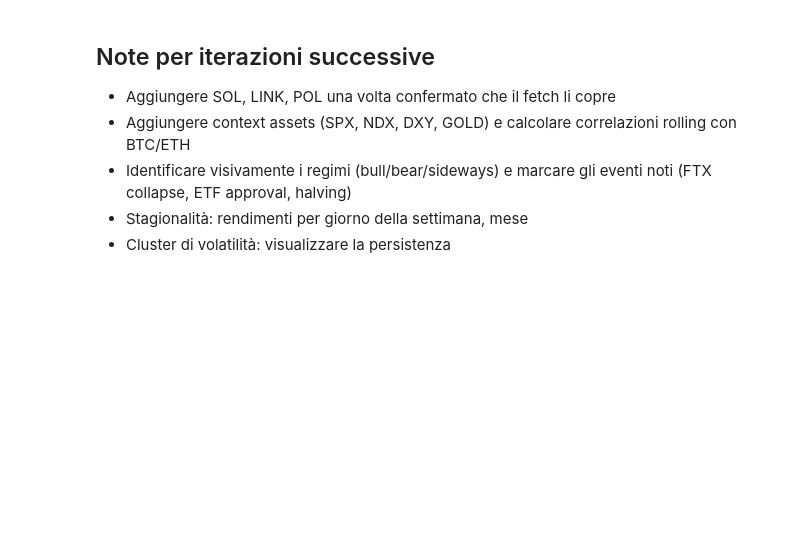
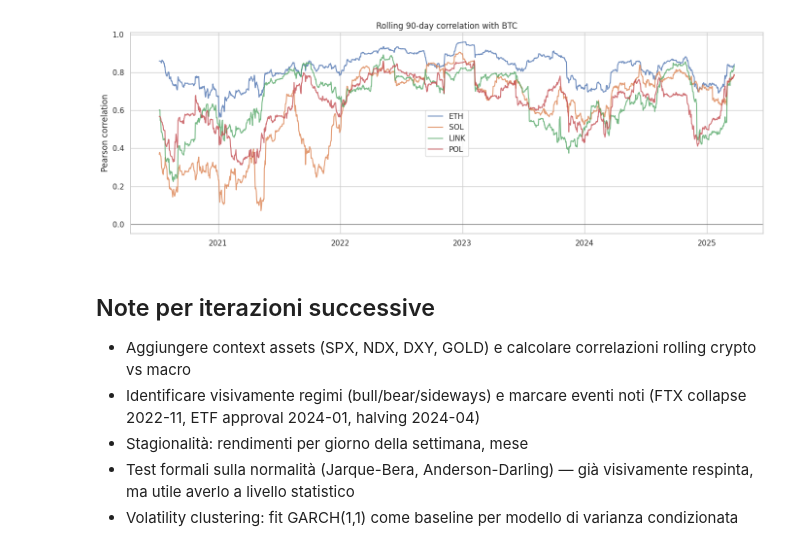
Before and after one commit to cirobarone78/Snake, a Jupyter notebook: notebooks/01_exploration_btc_eth.ipynb, the cells around one changed output. Cells and saved outputs as stored; diff of their text form; code cells hidden in the pictures; blank space fills up the shorter version.

```diff
--- a/notebooks/01_exploration_btc_eth.ipynb
+++ b/notebooks/01_exploration_btc_eth.ipynb
@@ -90,0 +111,16 @@ plt.tight_layout()
+# %%
+# Quantitative ACF table (lags 1, 5, 10) for both r and |r|
+acf_rows = []
+for sym, df in panel.items():
+    r = df["log_return"].dropna()
+    abs_r = r.abs()
+    acf_rows.append({
+        "symbol": sym,
+        "ACF(r) l1": r.autocorr(1),
+        "ACF(r) l5": r.autocorr(5),
+        "ACF(r) l10": r.autocorr(10),
+        "ACF(|r|) l1": abs_r.autocorr(1),
+        "ACF(|r|) l5": abs_r.autocorr(5),
+        "ACF(|r|) l10": abs_r.autocorr(10),
+    })
+pd.DataFrame(acf_rows).set_index("symbol").round(3)
@@ -90,0 +140,11 @@ plt.tight_layout()
+# %%
+returns_panel = pd.DataFrame({sym: df["log_return"] for sym, df in panel.items()})
+returns_panel = returns_panel.dropna(how="any")  # date comuni a tutti i 5
+print(f"Common-dates window: {returns_panel.index.min().date()} -> {returns_panel.index.max().date()} ({len(returns_panel)} rows)")
+
+corr = returns_panel.corr()
+fig, ax = plt.subplots(figsize=(6, 5))
+sns.heatmap(corr, annot=True, fmt=".2f", cmap="coolwarm", center=0, vmin=-1, vmax=1, ax=ax)
+ax.set_title("Pearson correlation, daily log-returns")
+plt.tight_layout()
+corr.round(3)
@@ -91,10 +160,26 @@ plt.tight_layout()
+# %%
+# Rolling 90-day correlation of each altcoin with BTC: are correlations stable?
+WINDOW = 90
+fig, ax = plt.subplots(figsize=(14, 5))
+for sym in [s for s in TIER1_SYMBOLS if s != "BTC"]:
+    rc = returns_panel[sym].rolling(WINDOW).corr(returns_panel["BTC"])
+    ax.plot(rc.index, rc.values, label=sym, alpha=0.8)
+ax.axhline(0, color="k", lw=0.5)
+ax.set_title(f"Rolling {WINDOW}-day correlation with BTC")
+ax.set_ylabel("Pearson correlation")
+ax.legend()
+plt.tight_layout()
+# %% [output]
+[figure, added]
 # %% [markdown]
 ## Note per iterazioni successive
 
-- Aggiungere SOL, LINK, POL una volta confermato che il fetch li copre
 - Aggiungere context assets (SPX, NDX, DXY, GOLD) e calcolare correlazioni
-  rolling con BTC/ETH
-- Identificare visivamente i regimi (bull/bear/sideways) e marcare gli
-  eventi noti (FTX collapse, ETF approval, halving)
+  rolling crypto vs macro
+- Identificare visivamente regimi (bull/bear/sideways) e marcare eventi
+  noti (FTX collapse 2022-11, ETF approval 2024-01, halving 2024-04)
 - Stagionalità: rendimenti per giorno della settimana, mese
-- Cluster di volatilità: visualizzare la persistenza
+- Test formali sulla normalità (Jarque-Bera, Anderson-Darling) — già
+  visivamente respinta, ma utile averlo a livello statistico
+- Volatility clustering: fit GARCH(1,1) come baseline per modello di
+  varianza condizionata
```
Also changed, not shown: parts of 14 cells of this notebook, 1 other file.
